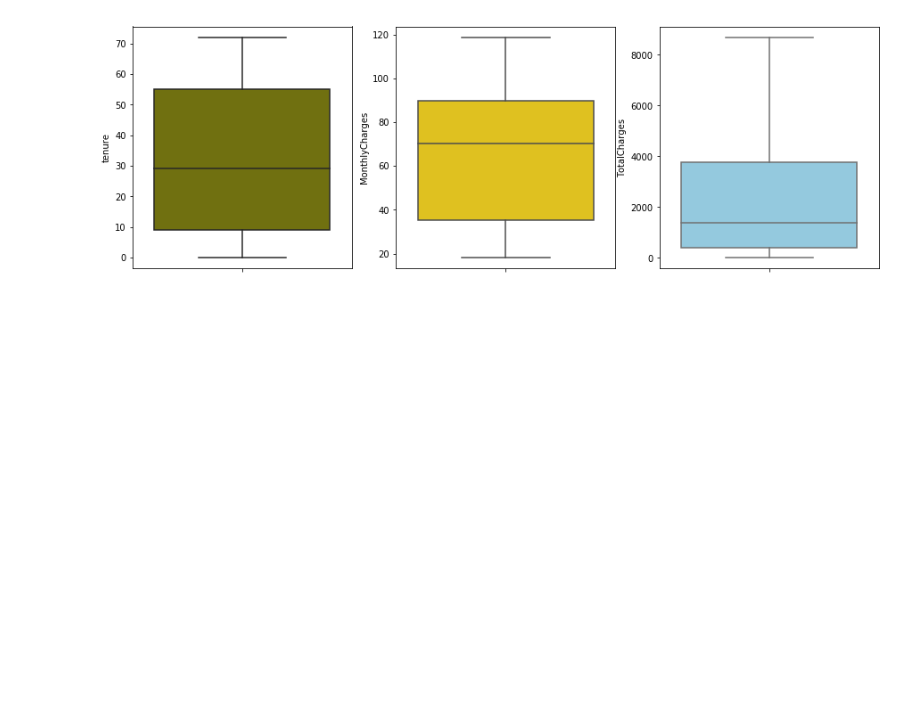
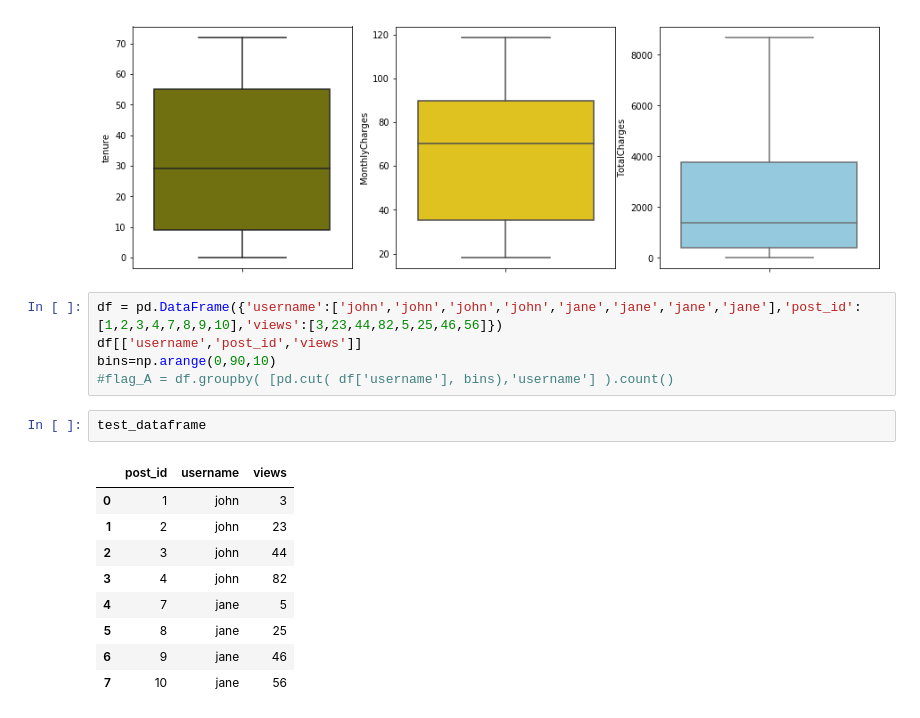
Before and after one commit to jbanerje/Data-Science-and-Machine-Learning, a Jupyter notebook: IPythonNotebook_Learning Projects/Telco Customer Churn.ipynb, the cells around one changed output. Drawn from its saved outputs; the diff is of its cells as text; blank space fills up the shorter version.

```diff
--- a/IPythonNotebook_Learning Projects/Telco Customer Churn.ipynb
+++ b/IPythonNotebook_Learning Projects/Telco Customer Churn.ipynb
@@ -224,3 +298,20 @@ sns.boxplot(x=datset_churn_copy["TotalCharges"] , orient="v", color="skyblue",ax
 # %% [output]
 <matplotlib.axes._subplots.AxesSubplot at 0x...>
 [figure]
+# %%
+df = pd.DataFrame({'username':['john','john','john','john','jane','jane','jane','jane'],'post_id':[1,2,3,4,7,8,9,10],'views':[3,23,44,82,5,25,46,56]})
+df[['username','post_id','views']]
+bins=np.arange(0,90,10)
+#flag_A = df.groupby( [pd.cut( df['username'], bins),'username'] ).count()
+# %%
+test_dataframe
+# %% [output]
+|  | post_id | username | views |
+| 0 | 1 | john | 3 |
+| 1 | 2 | john | 23 |
+| 2 | 3 | john | 44 |
+| 3 | 4 | john | 82 |
+| 4 | 7 | jane | 5 |
+| 5 | 8 | jane | 25 |
+| 6 | 9 | jane | 46 |
+| 7 | 10 | jane | 56 |
```
Also changed, not shown: parts of 25 cells of this notebook.
